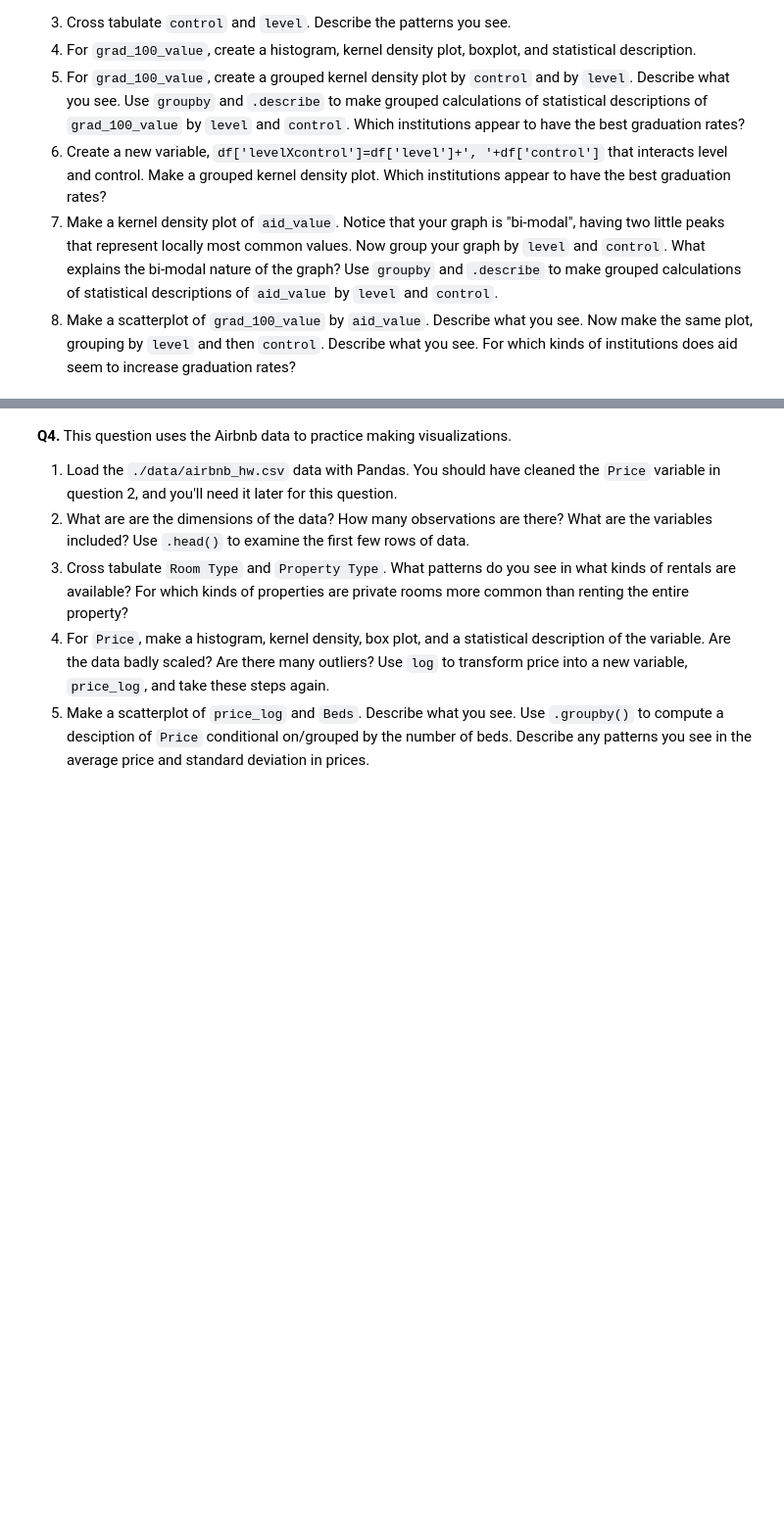
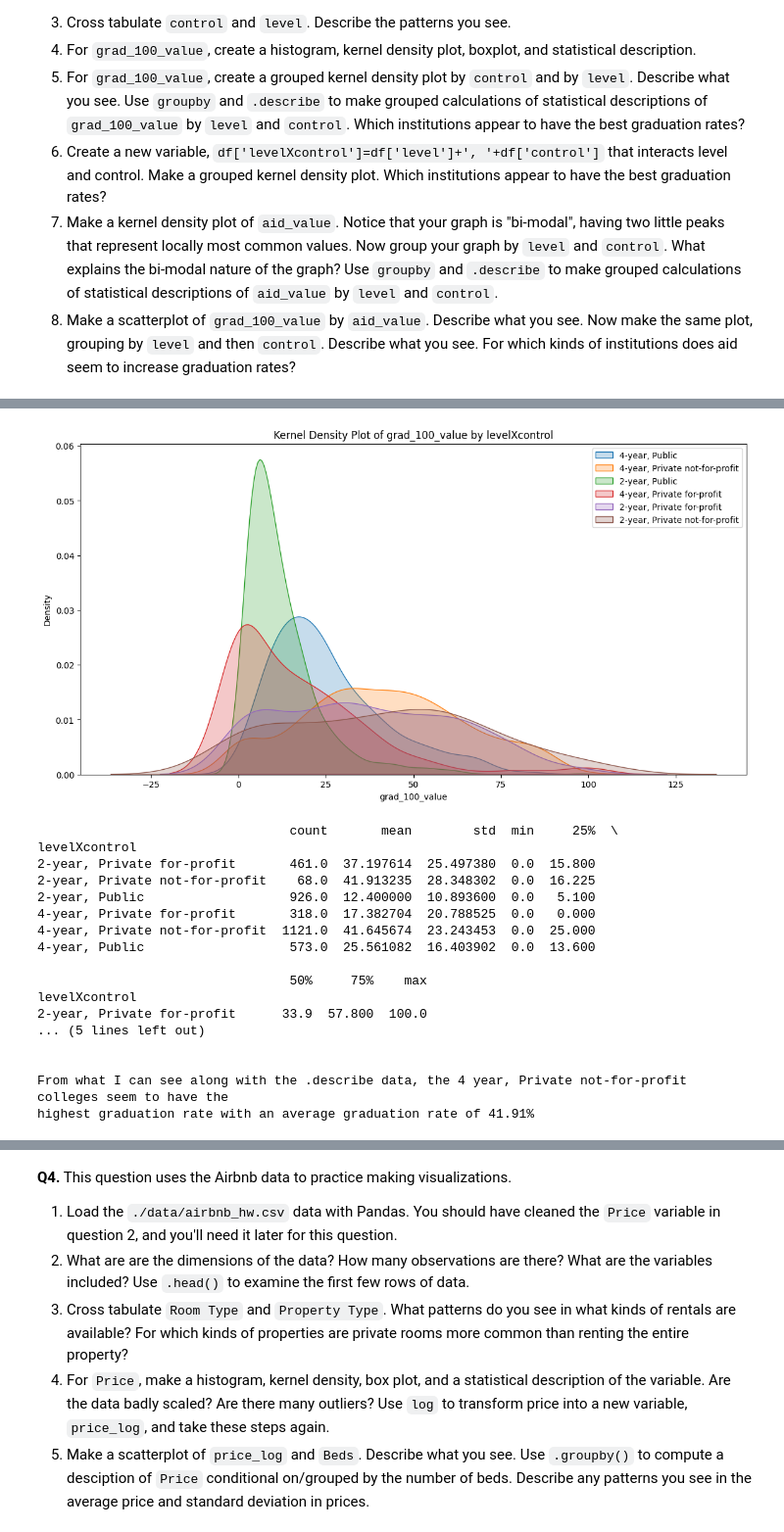
Before and after one commit to CSHieuV/assignment2, a Jupyter notebook: assignment2.ipynb, the cells around one changed output, grey strips where cells are left out. Shown at 98% size. Drawn from its saved outputs; the diff is of its cells as text; code cells hidden in the pictures; blank space fills up the shorter version.

```diff
--- a/assignment2.ipynb
+++ b/assignment2.ipynb
@@ -235,0 +379,38 @@ The "relevant" variables for this question are:
+# %%
+# NOTE: PART 6 HERE
+
+college_data['levelXcontrol'] = college_data['level'] + ', ' + college_data['control']
+plt.figure(figsize=(14, 7))
+for combination in college_data['levelXcontrol'].unique():
+    subset = college_data[college_data['levelXcontrol'] == combination]
+    sns.kdeplot(subset['grad_100_value'].dropna(), fill=True, label=combination)
+plt.title('Kernel Density Plot of grad_100_value by levelXcontrol')
+plt.xlabel('grad_100_value')
+plt.ylabel('Density')
+plt.legend()
+plt.show()
+
+level_X_control_description = college_data.groupby('levelXcontrol')['grad_100_value'].describe()
+print(level_X_control_description)
+print('\n')
+print("""From what I can see along with the .describe data, the 4 year, Private not-for-profit colleges seem to have the
+highest graduation rate with an average graduation rate of 41.91%""")
+# %% [output]
+[figure, added]
+                                 count       mean        std  min     25%  \
+levelXcontrol
+2-year, Private for-profit       461.0  37.197614  25.497380  0.0  15.800
+2-year, Private not-for-profit    68.0  41.913235  28.348302  0.0  16.225
+2-year, Public                   926.0  12.400000  10.893600  0.0   5.100
+4-year, Private for-profit       318.0  17.382704  20.788525  0.0   0.000
+4-year, Private not-for-profit  1121.0  41.645674  23.243453  0.0  25.000
+4-year, Public                   573.0  25.561082  16.403902  0.0  13.600
+
+                                 50%     75%    max
+levelXcontrol
+2-year, Private for-profit      33.9  57.800  100.0
+... (5 lines left out)
+
+
+From what I can see along with the .describe data, the 4 year, Private not-for-profit colleges seem to have the
+highest graduation rate with an average graduation rate of 41.91%
```
Also changed, not shown: parts of 6 cells of this notebook.
